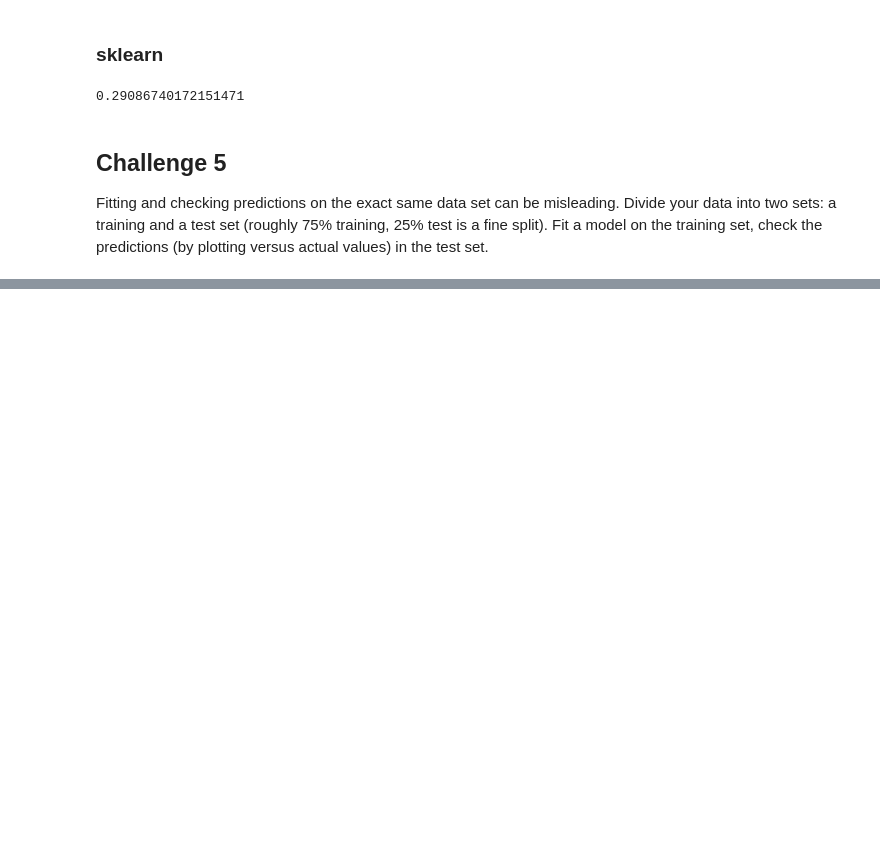
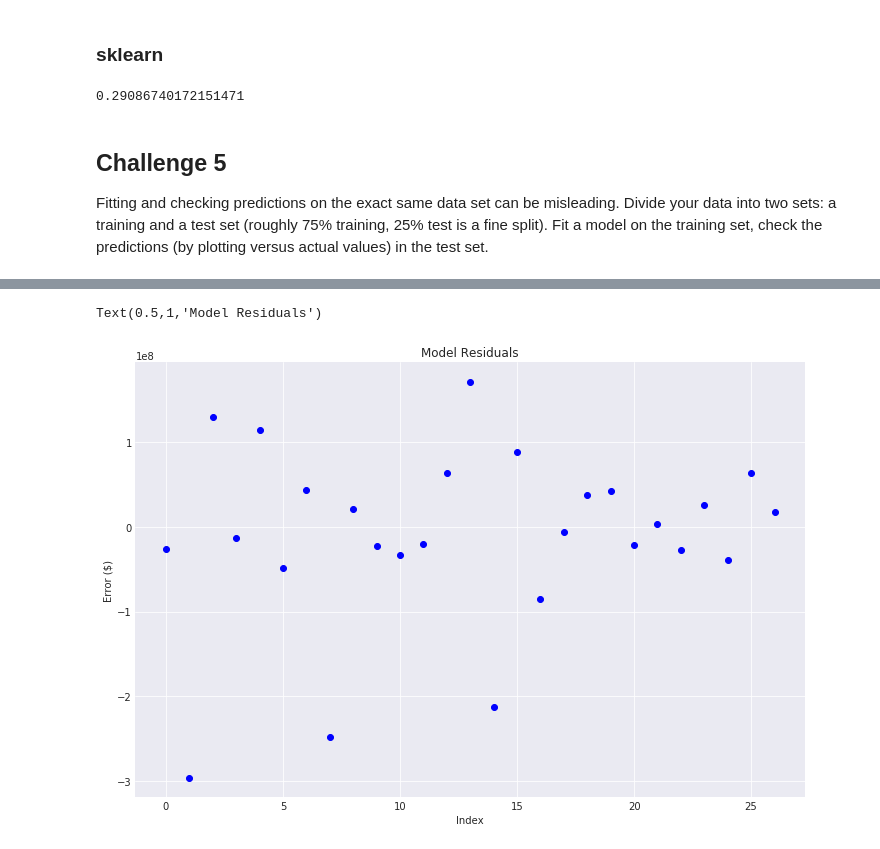
Before and after one commit to cneiderer/Class_Projects, a Jupyter notebook: Challenges/Challenge05.ipynb, the cells around one changed output, grey strips where cells are left out. Drawn from its saved outputs; the diff is of its cells as text; code cells hidden in the pictures; blank space fills up the shorter version.

```diff
--- a/Challenges/Challenge05.ipynb
+++ b/Challenges/Challenge05.ipynb
@@ -344,0 +430,13 @@ in the test set.
+# %%
+# Calculate and Residuals
+y_pred = lr.predict(X_test)
+y_error = y_pred - y_test
+
+fig = plt.figure(figsize=(12, 8))
+plt.scatter(np.arange(len(y_error)), y_error.iloc[:, 0], color='blue', label='residuals')
+plt.xlabel('Index')
+plt.ylabel('Error ($)')
+plt.title('Model Residuals')
+# %% [output]
+Text(0.5,1,'Model Residuals')
+[figure, added]
```
Also changed, not shown: parts of 18 cells of this notebook.
